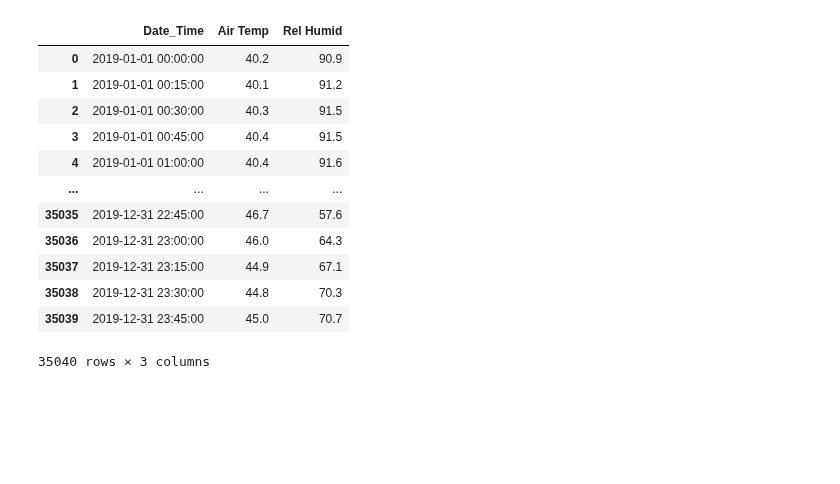
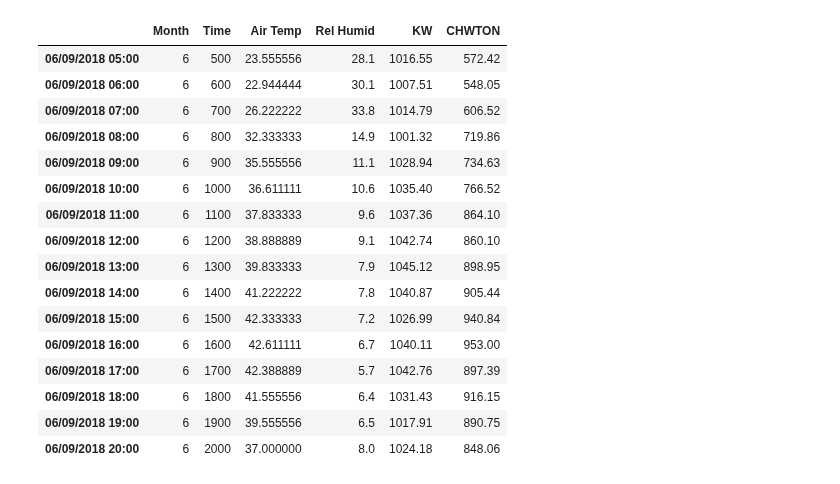
Before and after one commit to freecode23/microclimate-effects, a Jupyter notebook: Data_viz.ipynb, the cells around one changed output. Cells and saved outputs as stored; diff of their text form; code cells hidden in the pictures; blank space fills up the shorter version.

```diff
--- a/Data_viz.ipynb
+++ b/Data_viz.ipynb
@@ -30,16 +8,30 @@ asu_weather = asu_weather[['Date_Time','Air Temp', 'Rel Humid']]
-# %%
-asu_weather
-# %% [output]
-|  | Date_Time | Air Temp | Rel Humid |
-| 0 | 2019-01-01 00:00:00 | 40.2 | 90.9 |
-| 1 | 2019-01-01 00:15:00 | 40.1 | 91.2 |
-| 2 | 2019-01-01 00:30:00 | 40.3 | 91.5 |
-| 3 | 2019-01-01 00:45:00 | 40.4 | 91.5 |
-| 4 | 2019-01-01 01:00:00 | 40.4 | 91.6 |
-| ... | ... | ... | ... |
-| 35035 | 2019-12-31 22:45:00 | 46.7 | 57.6 |
-| 35036 | 2019-12-31 23:00:00 | 46.0 | 64.3 |
-| 35037 | 2019-12-31 23:15:00 | 44.9 | 67.1 |
-| 35038 | 2019-12-31 23:30:00 | 44.8 | 70.3 |
-| 35039 | 2019-12-31 23:45:00 | 45.0 | 70.7 |
-35040 rows × 3 columns
+# %%
+# 1. ASU weather df
+year = ['2017', '2018', '2019', '2020']
+asu_j9 = pd.read_csv("./Data/asu_j9.csv", index_col=0)
+
+# 2. envimet_J9
+envimet_j9 = pd.read_csv("./Data/envimet_j9.csv", index_col=0)
+
+# 3. station
+station_j9 = pd.read_csv("./Data/station_j9.csv", index_col=0)
+# %%
+asu_j9
+# %% [output]
+|  | Month | Time | Air Temp | Rel Humid | KW | CHWTON |
+| 06/09/2018 05:00 | 6 | 500 | 23.555556 | 28.1 | 1016.55 | 572.42 |
+| 06/09/2018 06:00 | 6 | 600 | 22.944444 | 30.1 | 1007.51 | 548.05 |
+| 06/09/2018 07:00 | 6 | 700 | 26.222222 | 33.8 | 1014.79 | 606.52 |
+| 06/09/2018 08:00 | 6 | 800 | 32.333333 | 14.9 | 1001.32 | 719.86 |
+| 06/09/2018 09:00 | 6 | 900 | 35.555556 | 11.1 | 1028.94 | 734.63 |
+| 06/09/2018 10:00 | 6 | 1000 | 36.611111 | 10.6 | 1035.40 | 766.52 |
+| 06/09/2018 11:00 | 6 | 1100 | 37.833333 | 9.6 | 1037.36 | 864.10 |
+| 06/09/2018 12:00 | 6 | 1200 | 38.888889 | 9.1 | 1042.74 | 860.10 |
+| 06/09/2018 13:00 | 6 | 1300 | 39.833333 | 7.9 | 1045.12 | 898.95 |
+| 06/09/2018 14:00 | 6 | 1400 | 41.222222 | 7.8 | 1040.87 | 905.44 |
+| 06/09/2018 15:00 | 6 | 1500 | 42.333333 | 7.2 | 1026.99 | 940.84 |
+| 06/09/2018 16:00 | 6 | 1600 | 42.611111 | 6.7 | 1040.11 | 953.00 |
+| 06/09/2018 17:00 | 6 | 1700 | 42.388889 | 5.7 | 1042.76 | 897.39 |
+| 06/09/2018 18:00 | 6 | 1800 | 41.555556 | 6.4 | 1031.43 | 916.15 |
+| 06/09/2018 19:00 | 6 | 1900 | 39.555556 | 6.5 | 1017.91 | 890.75 |
+| 06/09/2018 20:00 | 6 | 2000 | 37.000000 | 8.0 | 1024.18 | 848.06 |
```
Also changed, not shown: parts of 5 cells of this notebook, 6 other files.
